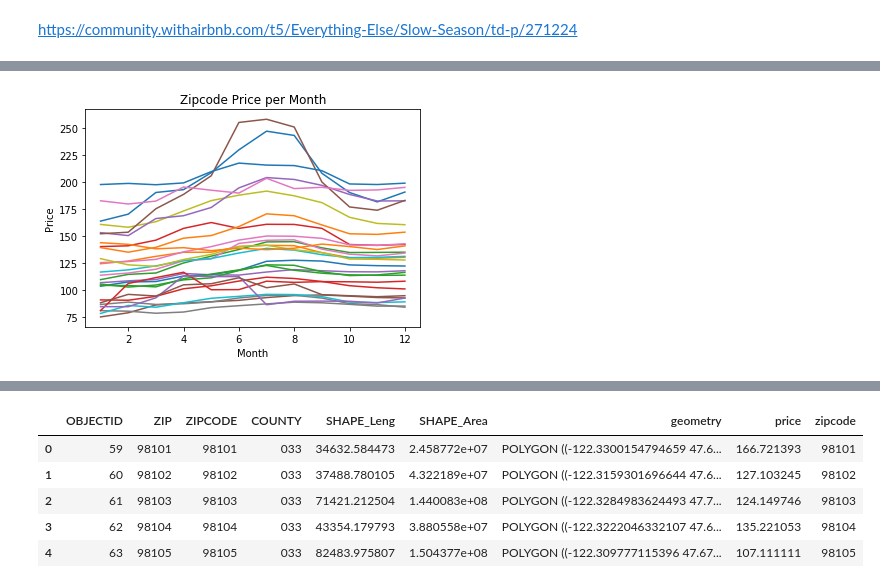
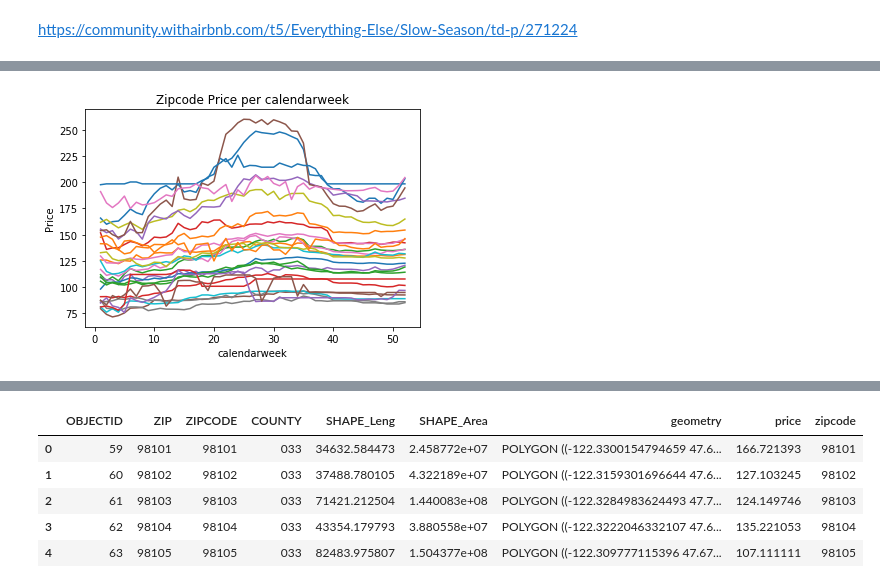
Before and after one commit to Leonhard26/udacity--blog, a Jupyter notebook: udacity_blog_entry.ipynb, the cells around one changed output, grey strips where cells are left out. Drawn from its saved outputs; the diff is of its cells as text; code cells hidden in the pictures.

```diff
--- a/udacity_blog_entry.ipynb
+++ b/udacity_blog_entry.ipynb
@@ -395,6 +400 @@ grouped_week = pd.DataFrame(grouped_week.to_records())
-# %%
-data_to_plot_weekly=[]
-for i in shape_file_merged["zipcode"]:
-    temp = grouped_week[["calendarweek","price"]][grouped_week["zipcode"]==i]
-    data_to_plot_weekly.append(temp)
 # %%
@@ -419,11 +421,5 @@ for i in shape_file_merged["zipcode"]:
-# %%
-for i in range(len(data_to_plot_monthly)):
-    temp=data_to_plot_monthly[i]
-    timefilteredForce = plt.plot(temp["month"].values,temp["price"].values)
-    plt.title('Zipcode Price per Month')
-    timefilteredForce = plt.xlabel('Month')
-    timefilteredForce = plt.ylabel('Price')
-
-plt.show()
-# %% [output]
-[figure, removed]
+# %%
+# see price changes throughout the week per zip code on a weekly basis
+grouped_week, data_to_plot_weekly = time_function("calendarweek")
+# %% [output]
+[figure, added]
```
Also changed, not shown: parts of 51 cells of this notebook.
